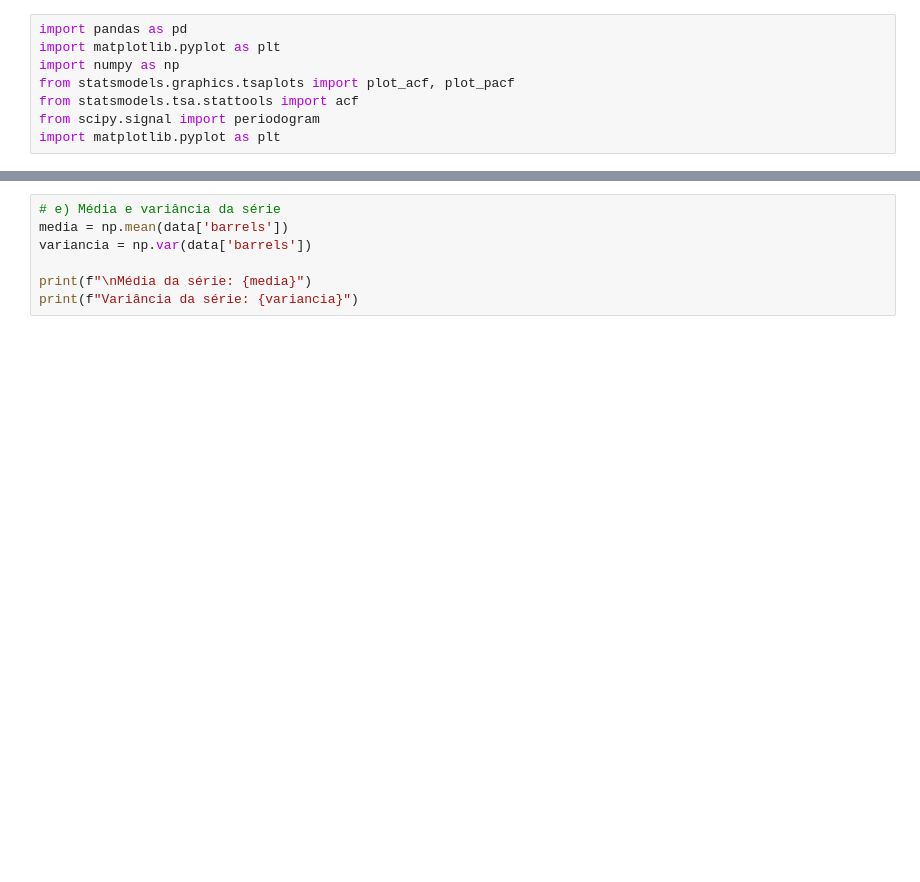
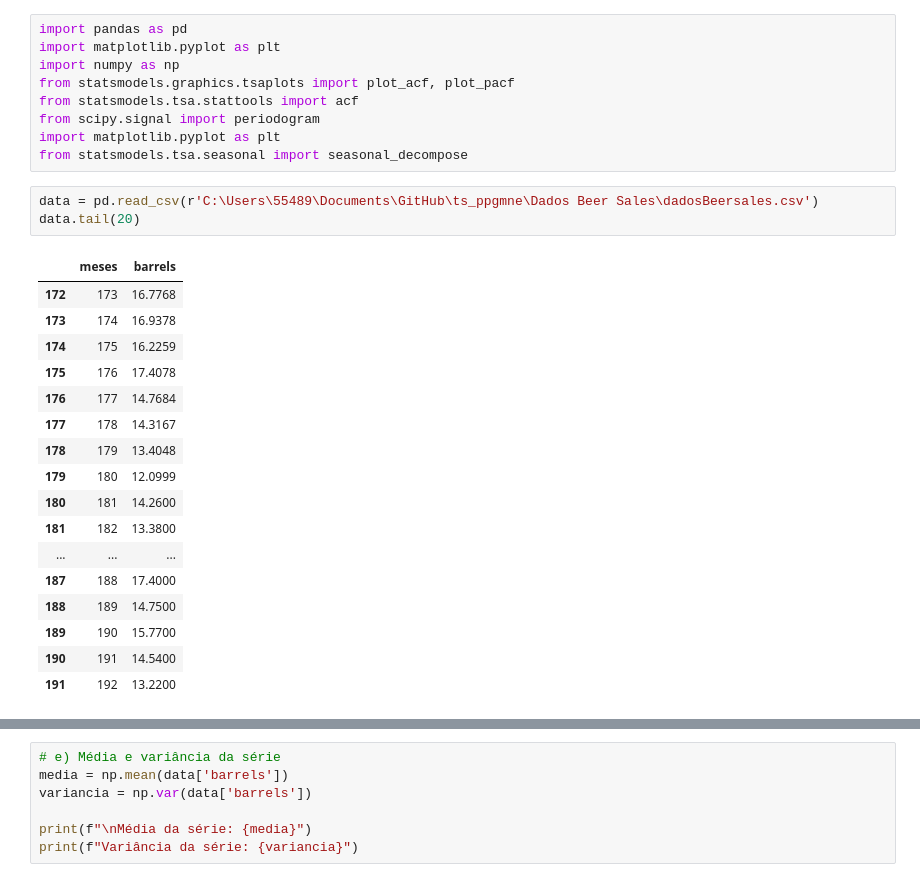
Before and after one commit to loadingerror/ts_ppgmne, a Jupyter notebook: time_series_lista2.ipynb, the cells around one changed output, grey strips where cells are left out. Cells and saved outputs as stored; diff of their text form; blank space fills up the shorter version.

```diff
--- a/time_series_lista2.ipynb
+++ b/time_series_lista2.ipynb
@@ -38,4 +38,26 @@ from statsmodels.graphics.tsaplots import plot_acf, plot_pacf
 from statsmodels.tsa.stattools import acf
 from scipy.signal import periodogram
 import matplotlib.pyplot as plt
+from statsmodels.tsa.seasonal import seasonal_decompose
+# %%
+data = pd.read_csv(r'C:\Users\55489\Documents\GitHub\ts_ppgmne\Dados Beer Sales\dadosBeersales.csv')
+data.tail(20)
+# %% [output]
+|  | meses | barrels |
+| 172 | 173 | 16.7768 |
+| 173 | 174 | 16.9378 |
+| 174 | 175 | 16.2259 |
+| 175 | 176 | 17.4078 |
+| 176 | 177 | 14.7684 |
+| 177 | 178 | 14.3167 |
+| 178 | 179 | 13.4048 |
+| 179 | 180 | 12.0999 |
+| 180 | 181 | 14.2600 |
+| 181 | 182 | 13.3800 |
+| ... | ... | ... |
+| 187 | 188 | 17.4000 |
+| 188 | 189 | 14.7500 |
+| 189 | 190 | 15.7700 |
+| 190 | 191 | 14.5400 |
+| 191 | 192 | 13.2200 |
 # %%
```
Also changed, not shown: parts of 11 cells of this notebook.
